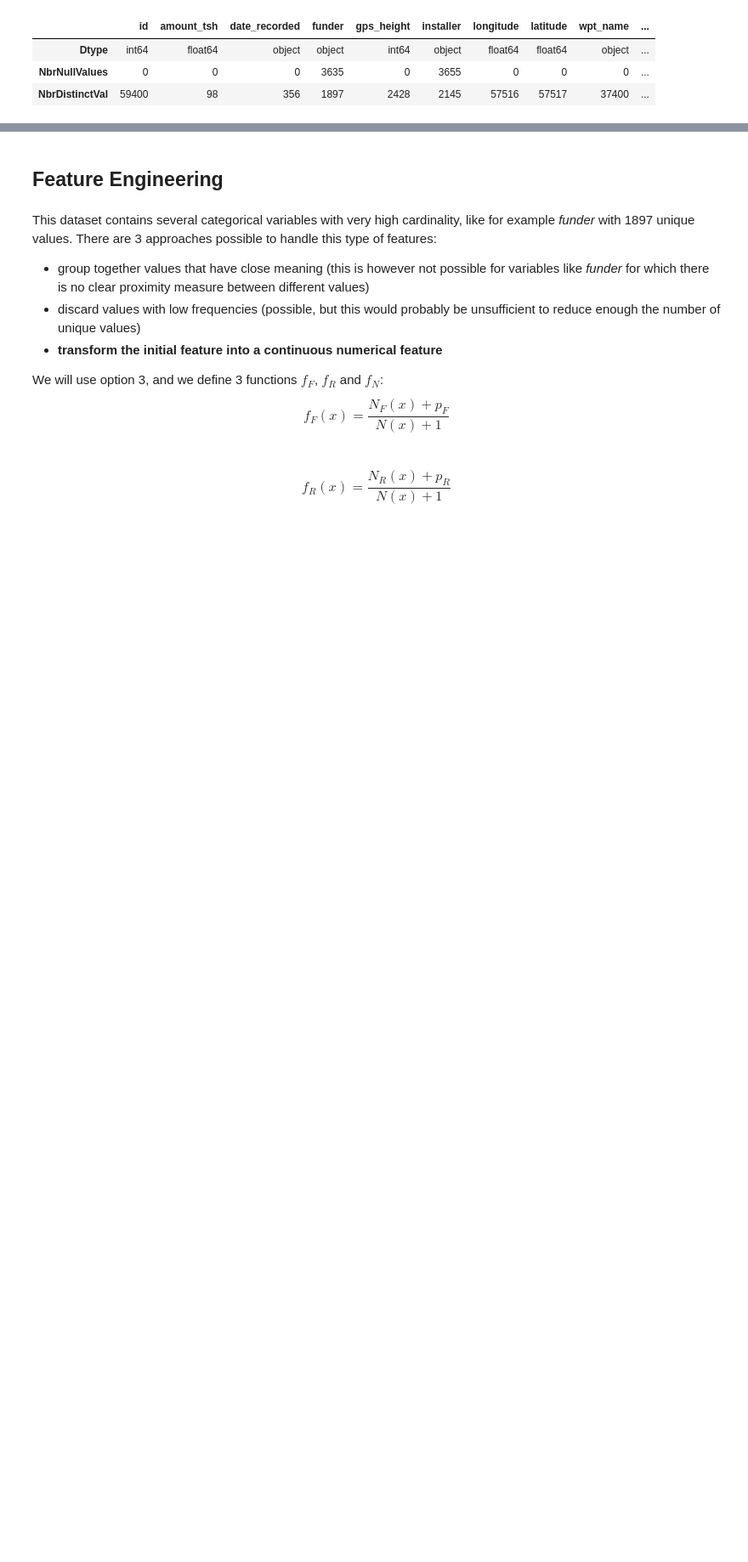
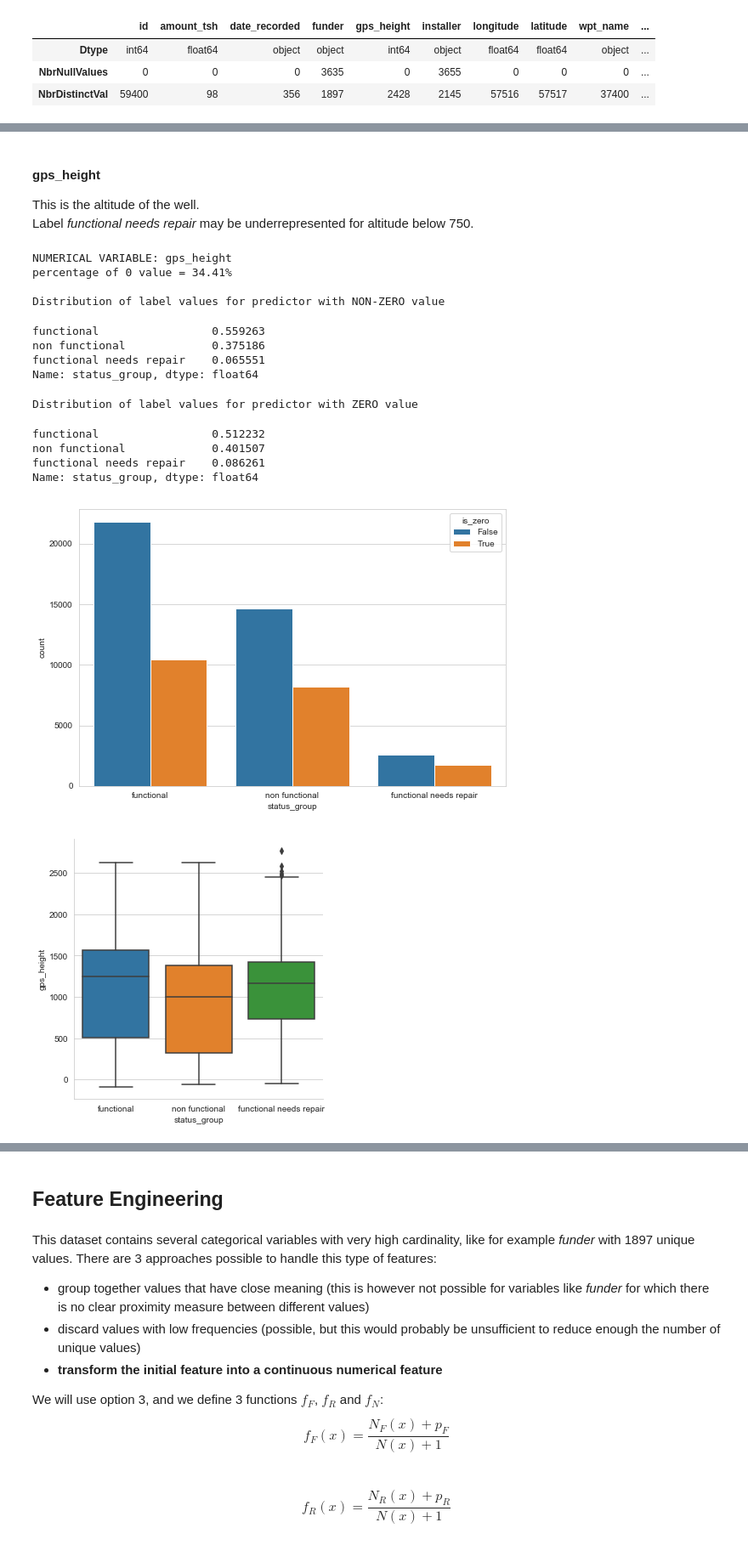
Before and after one commit to cedric-bertrand/DS-py, a Jupyter notebook: taarifa-wp/water_pumps.ipynb, the cells around one changed output, grey strips where cells are left out. Shown: that part at 85% size. Saved outputs shown, nothing was run; the diff lists cells and outputs as text; code cells hidden in the pictures; blank space fills up the shorter version.

```diff
--- a/taarifa-wp/water_pumps.ipynb
+++ b/taarifa-wp/water_pumps.ipynb
@@ -68,0 +141,22 @@ display(summary)
+# %% [markdown]
+#### gps_height
+This is the altitude of the well.
+Label *functional needs repair* may be underrepresented for altitude below 750.
+# %%
+eda_numerical_variable('gps_height')
+# %% [output]
+NUMERICAL VARIABLE: gps_height
+percentage of 0 value = 34.41%
+
+Distribution of label values for predictor with NON-ZERO value
+functional                 0.559263
+non functional             0.375186
+functional needs repair    0.065551
+Name: status_group, dtype: float64
+Distribution of label values for predictor with ZERO value
+functional                 0.512232
+non functional             0.401507
+functional needs repair    0.086261
+Name: status_group, dtype: float64
+[figure, added]
+[figure, added]
```
Also changed, not shown: parts of 24 cells of this notebook.
